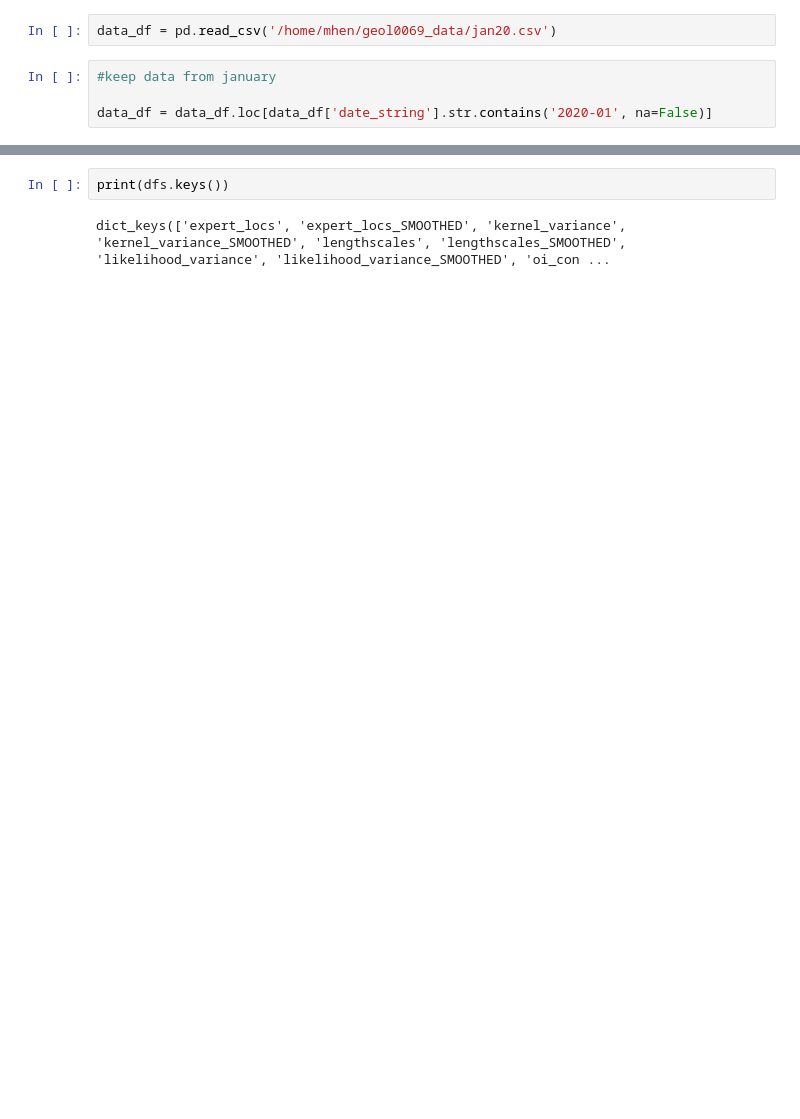
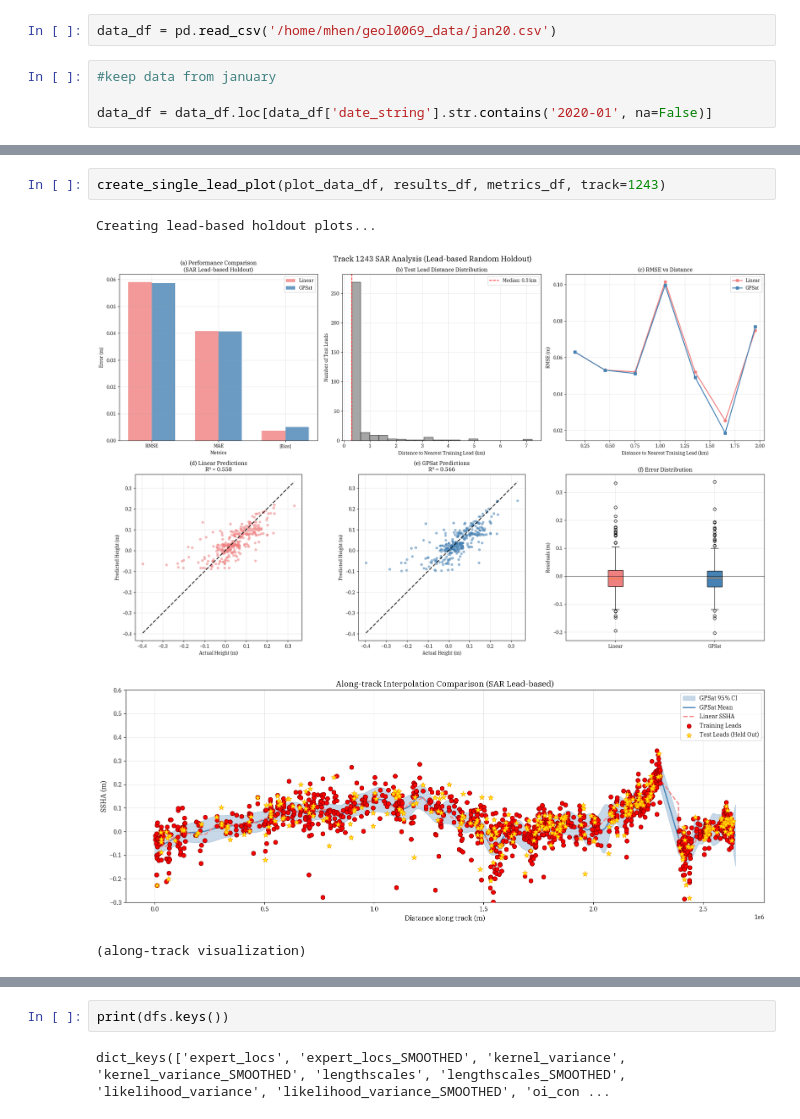
Before and after one commit to max-henderson404/geol0069_final_assignment, a Jupyter notebook: linear_gpsat_comp.ipynb, the cells around one changed output, grey strips where cells are left out. Cells and saved outputs as stored; diff of their text form; blank space fills up the shorter version.

Commit message:
added plots and timers

```diff
--- a/linear_gpsat_comp.ipynb
+++ b/linear_gpsat_comp.ipynb
@@ -496,0 +659,7 @@ setting lengthscales to: [1. 1. 1.]
+# %%
+create_single_lead_plot(plot_data_df, results_df, metrics_df, track=1243)
+# %% [output]
+Creating lead-based holdout plots...
+[figure, added]
+[figure, added]
+(along-track visualization)
```
Also changed, not shown: parts of 15 cells of this notebook.
